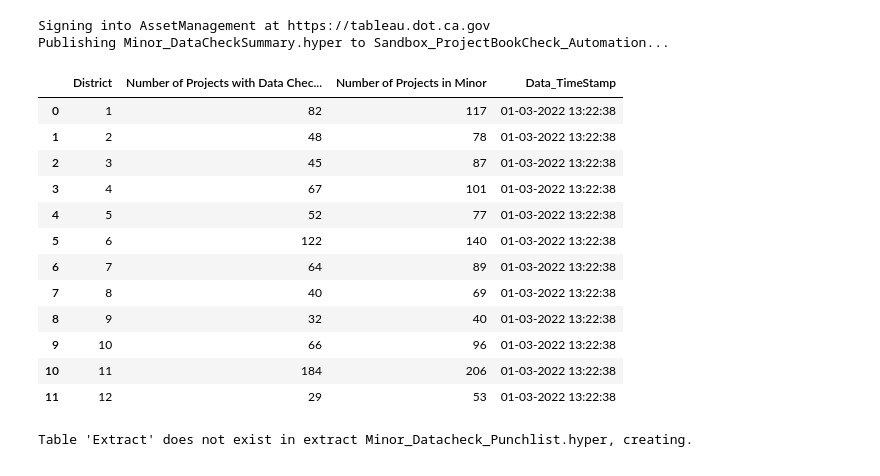
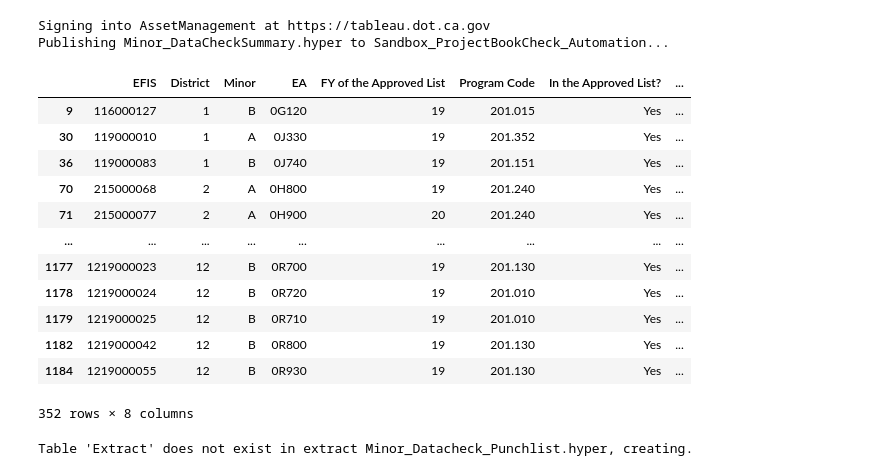
Before and after one commit to zhuzhy1214/amtool_etl, a Jupyter notebook: Minor_DataCheck.ipynb, the cells around one changed output. Saved outputs shown, nothing was run; the diff lists cells and outputs as text; code cells hidden in the pictures.

```diff
--- a/Minor_DataCheck.ipynb
+++ b/Minor_DataCheck.ipynb
@@ -1013,21 +1047,21 @@ Table 'Extract' does not exist in extract Minor_DataCheckSummary.hyper, creating
 Signing into AssetManagement at https://tableau.dot.ca.gov
 Publishing Minor_DataCheckSummary.hyper to Sandbox_ProjectBookCheck_Automation...
 # %%
-# df_datacheck_summary
+df_Missing_projects
 # %% [output]
-|  | District | Number of Projects with Data Chec... | Number of Projects in Minor | Data_TimeStamp |
-| 0 | 1 | 82 | 117 | 01-03-2022 13:22:38 |
-| 1 | 2 | 48 | 78 | 01-03-2022 13:22:38 |
-| 2 | 3 | 45 | 87 | 01-03-2022 13:22:38 |
-| 3 | 4 | 67 | 101 | 01-03-2022 13:22:38 |
-| 4 | 5 | 52 | 77 | 01-03-2022 13:22:38 |
-| 5 | 6 | 122 | 140 | 01-03-2022 13:22:38 |
-| 6 | 7 | 64 | 89 | 01-03-2022 13:22:38 |
-| 7 | 8 | 40 | 69 | 01-03-2022 13:22:38 |
-| 8 | 9 | 32 | 40 | 01-03-2022 13:22:38 |
-| 9 | 10 | 66 | 96 | 01-03-2022 13:22:38 |
-| 10 | 11 | 184 | 206 | 01-03-2022 13:22:38 |
-| 11 | 12 | 29 | 53 | 01-03-2022 13:22:38 |
+|  | EFIS | District | Minor | EA | FY of the Approved List | Program Code | In the Approved List? | ... |
+| 9 | 116000127 | 1 | B | 0G120 | 19 | 201.015 | Yes | ... |
+| 30 | 119000010 | 1 | A | 0J330 | 19 | 201.352 | Yes | ... |
+| 36 | 119000083 | 1 | B | 0J740 | 19 | 201.151 | Yes | ... |
+| 70 | 215000068 | 2 | A | 0H800 | 19 | 201.240 | Yes | ... |
+| 71 | 215000077 | 2 | A | 0H900 | 20 | 201.240 | Yes | ... |
+| ... | ... | ... | ... | ... | ... | ... | ... | ... |
+| 1177 | 1219000023 | 12 | B | 0R700 | 19 | 201.130 | Yes | ... |
+| 1178 | 1219000024 | 12 | B | 0R720 | 19 | 201.010 | Yes | ... |
+| 1179 | 1219000025 | 12 | B | 0R710 | 19 | 201.010 | Yes | ... |
+| 1182 | 1219000042 | 12 | B | 0R800 | 19 | 201.130 | Yes | ... |
+| 1184 | 1219000055 | 12 | B | 0R930 | 19 | 201.130 | Yes | ... |
+352 rows × 8 columns
 # %%
 # #question to be answered: Will the projects in the approved list but not in the AMTool be counted?
 
```
Also changed, not shown: parts of 18 cells of this notebook.
